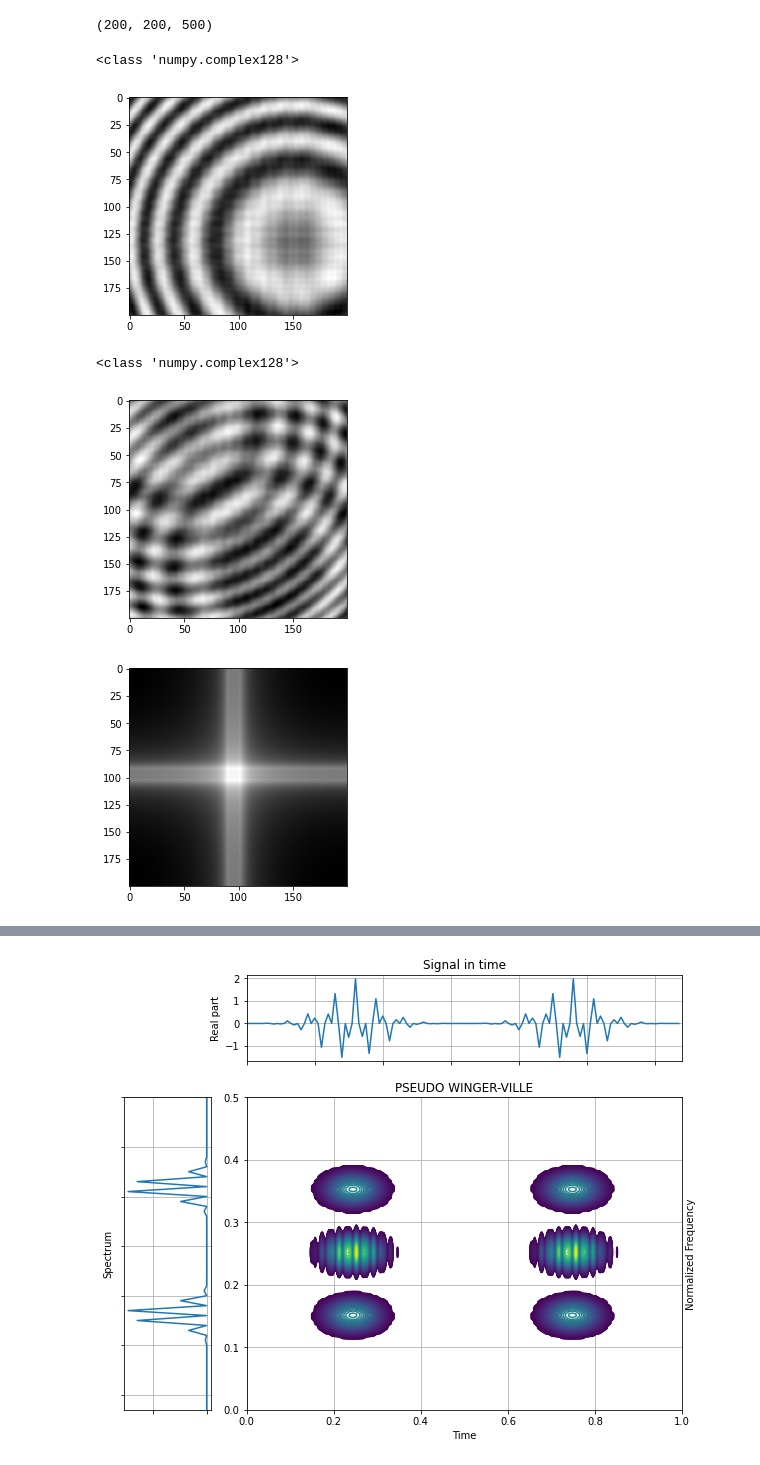
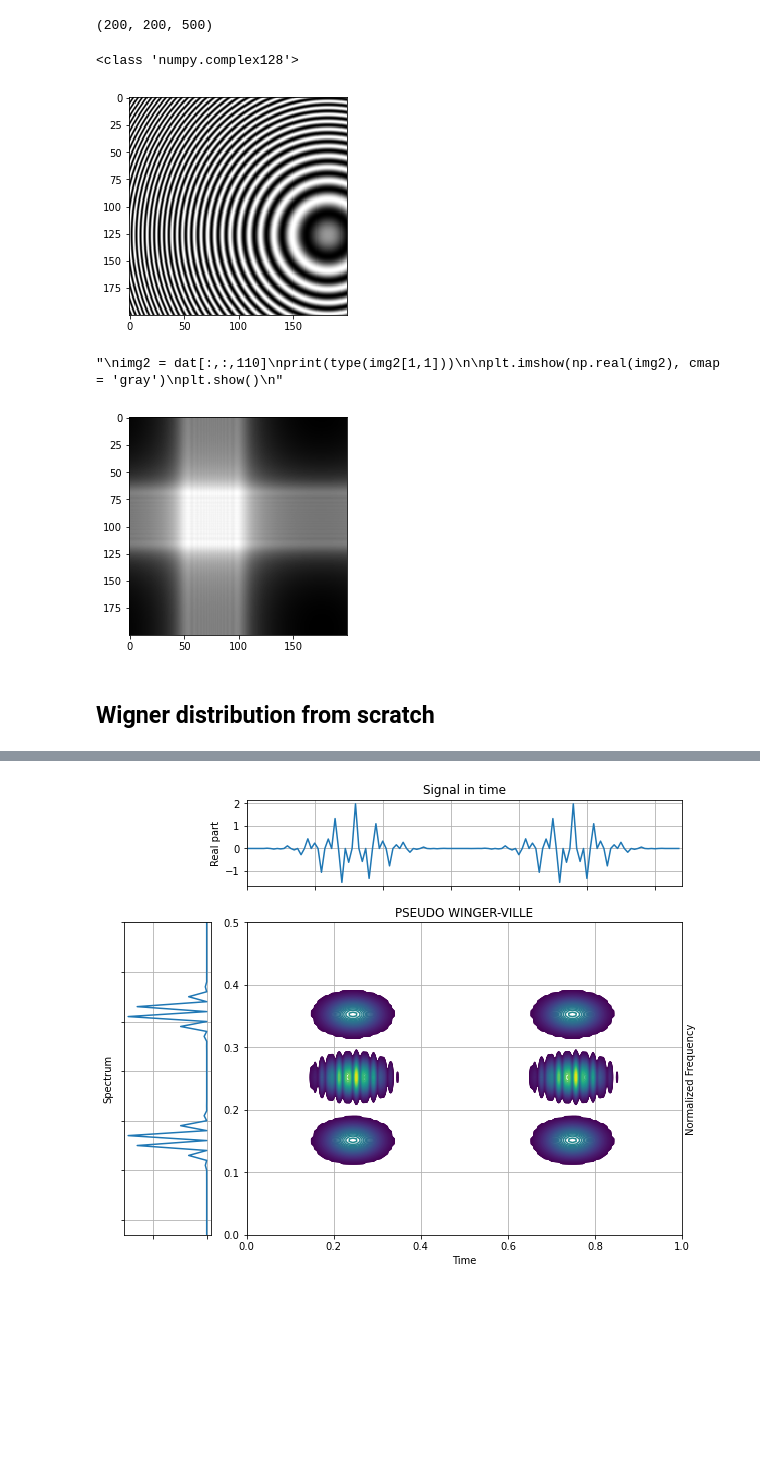
Before and after one commit to fernandolucasaa/computerGeneratedHolography, a Jupyter notebook: tests_wigner_distribution/test.ipynb, the cells around one changed output, grey strips where cells are left out. Drawn from its saved outputs; the diff is of its cells as text; code cells hidden in the pictures; blank space fills up the shorter version.

```diff
--- a/tests_wigner_distribution/test.ipynb
+++ b/tests_wigner_distribution/test.ipynb
@@ -103,40 +105,40 @@ os.getcwd()
 # %%
 # Folder's path
-path = 'C:\\Users\\flucasamar\\Desktop\\Github\\computerGeneratedHolography'
-#path = 'C:\\Users\\ferna\\Desktop\\computerGeneratedHolography'
+#path = 'C:\\Users\\flucasamar\\Desktop\\Github\\computerGeneratedHolography'
+path = 'C:\\Users\\ferna\\Desktop\\computerGeneratedHolography'
+
+# Load hologram dataset
+file_path = path + '\\output\\dataset\\'
+file_name = 'hDataset.mat'
+key = 'hDataset'
+dat = loadMatFile(file_path, file_name, key)
+print(dat.shape)
 
 # Load hologram dataset
 # file_path = path + '\\output\\dataset\\'
-# file_name = 'hDataset.mat'
-# key = 'hDataset'
+# file_name = 'rDataset.mat'
+# key = 'rDataset'
 # dat = loadMatFile(file_path, file_name, key)
 # print(dat.shape)
-
-# Load hologram dataset
-file_path = path + '\\output\\dataset\\'
-file_name = 'rDataset.mat'
-key = 'rDataset'
-dat = loadMatFile(file_path, file_name, key)
-print(dat.shape)
 # %% [output]
 (200, 200, 500)
 # %%
 img = dat[:,:,1]
 print(type(img[1,1]))
 
 plt.imshow(np.real(img), cmap = 'gray')
 plt.show()
-
+'''
 img2 = dat[:,:,110]
 print(type(img2[1,1]))
 
 plt.imshow(np.real(img2), cmap = 'gray')
 plt.show()
+'''
 # %% [output]
 <class 'numpy.complex128'>
-[figure, old version]
+[figure, new version]
-<class 'numpy.complex128'>
+"\nimg2 = dat[:,:,110]\nprint(type(img2[1,1]))\n\nplt.imshow(np.real(img2), cmap = 'gray')\nplt.show()\n"
-[figure, removed]
 # %%
 # The discrete Fourier transform
 f = np.fft.fft2(img)
@@ -151,4 +153,6 @@ magnitude_spectrum = 20*np.log(np.abs(fshift))
 plt.imshow(magnitude_spectrum, cmap = 'gray')
 plt.show()
 # %% [output]
-[figure, old version]
+[figure, new version]
+# %% [markdown]
+## Wigner distribution from scratch
```
Also changed, not shown: parts of 4 cells of this notebook, 5 other files.
